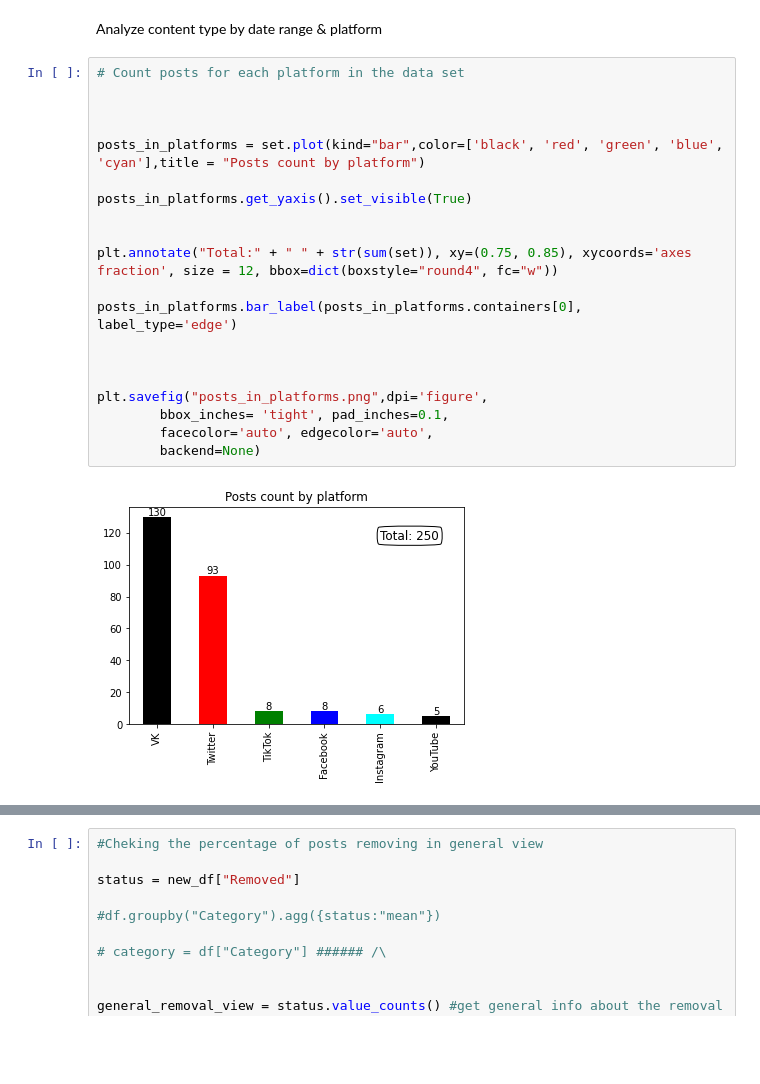
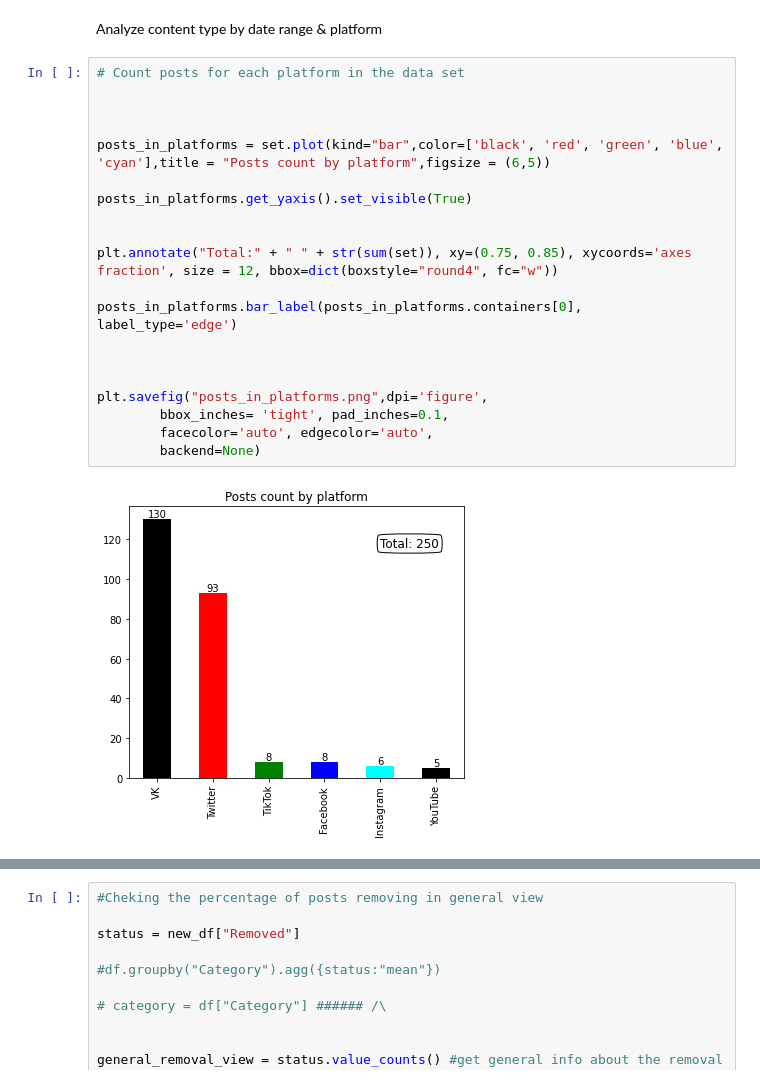
Before and after one commit to zackb124/Data-analysis-project-FOA, a Jupyter notebook: inner organization report/Inner organization report.ipynb, the cells around one changed output, grey strips where cells are left out. Cells and saved outputs as stored; diff of their text form; blank space fills up the shorter version.

```diff
--- a/inner organization report/Inner organization report.ipynb
+++ b/inner organization report/Inner organization report.ipynb
@@ -35,25 +35,25 @@ Analyze content type by date range & platform
 # %%
 # Count posts for each platform in the data set
 
 
 
-posts_in_platforms = set.plot(kind="bar",color=['black', 'red', 'green', 'blue', 'cyan'],title = "Posts count by platform")
+posts_in_platforms = set.plot(kind="bar",color=['black', 'red', 'green', 'blue', 'cyan'],title = "Posts count by platform",figsize = (6,5))
 
 posts_in_platforms.get_yaxis().set_visible(True)
 
 
 plt.annotate("Total:" + " " + str(sum(set)), xy=(0.75, 0.85), xycoords='axes fraction', size = 12, bbox=dict(boxstyle="round4", fc="w"))
 
 posts_in_platforms.bar_label(posts_in_platforms.containers[0], label_type='edge')
 
 
 
 plt.savefig("posts_in_platforms.png",dpi='figure',
         bbox_inches= 'tight', pad_inches=0.1,
         facecolor='auto', edgecolor='auto',
         backend=None)
 # %% [output]
-[figure, old version]
+[figure, new version]
 # %%
 #Mapping the category type through the platforms
 
```
Also changed, not shown: parts of 5 cells of this notebook, 12 other files.
